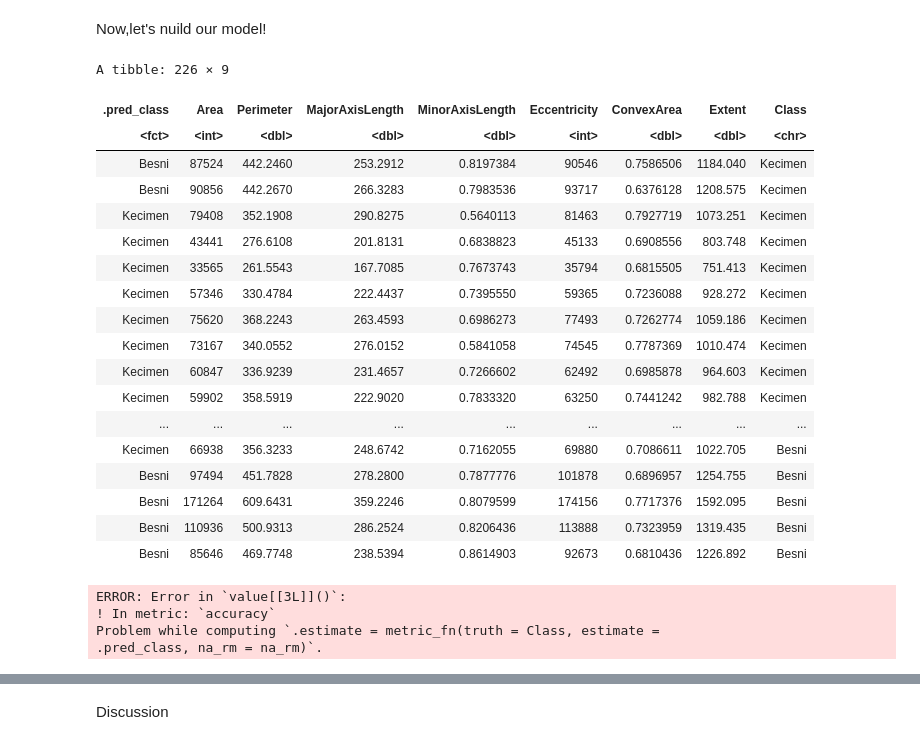
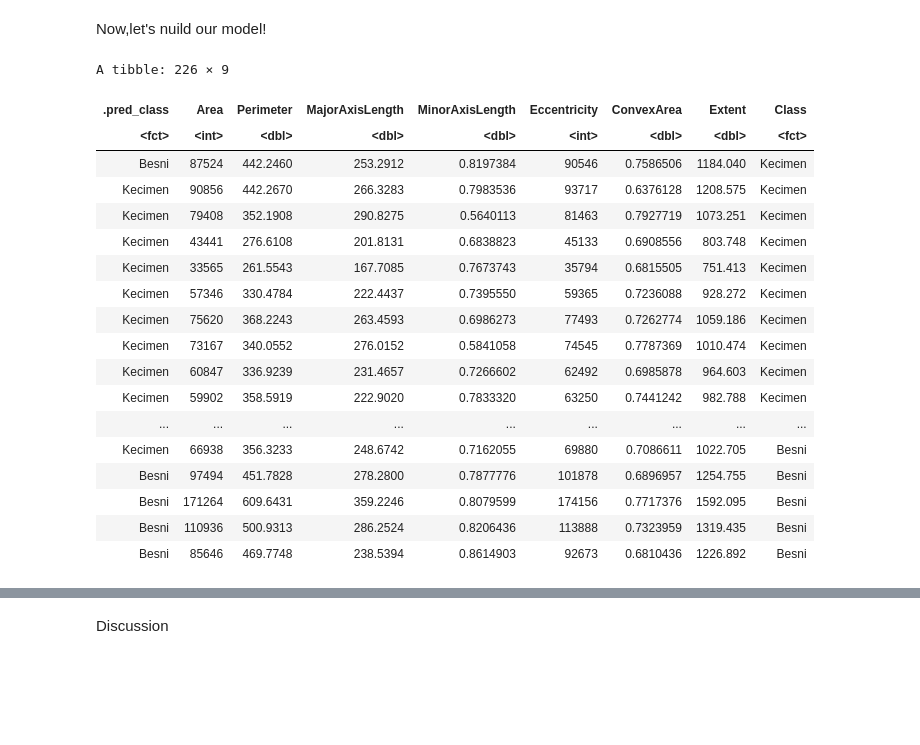
Before and after one commit to jlee0714/DSCI-Project, a Jupyter notebook: Final Project.ipynb, the cells around one changed output, grey strips where cells are left out. Cells and saved outputs as stored; diff of their text form; code cells hidden in the pictures; blank space fills up the shorter version.

```diff
--- a/Final Project.ipynb
+++ b/Final Project.ipynb
@@ -178,37 +172,38 @@ knn_fit <- workflow() %>%
-# %%
-set.seed(123)
-raisin_test_predictions <- predict(knn_fit, raisin_test) |>
-  bind_cols(raisin_test)
-raisin_test_predictions
-# %% [output]
-A tibble: 226 × 9
-| .pred_class | Area | Perimeter | MajorAxisLength | MinorAxisLength | Eccentricity | ConvexArea | Extent | Class |
-| <fct> | <int> | <dbl> | <dbl> | <dbl> | <int> | <dbl> | <dbl> | <chr> |
-| Besni | 87524 | 442.2460 | 253.2912 | 0.8197384 | 90546 | 0.7586506 | 1184.040 | Kecimen |
-| Besni | 90856 | 442.2670 | 266.3283 | 0.7983536 | 93717 | 0.6376128 | 1208.575 | Kecimen |
-| Kecimen | 79408 | 352.1908 | 290.8275 | 0.5640113 | 81463 | 0.7927719 | 1073.251 | Kecimen |
-| Kecimen | 43441 | 276.6108 | 201.8131 | 0.6838823 | 45133 | 0.6908556 | 803.748 | Kecimen |
-| Kecimen | 33565 | 261.5543 | 167.7085 | 0.7673743 | 35794 | 0.6815505 | 751.413 | Kecimen |
-| Kecimen | 57346 | 330.4784 | 222.4437 | 0.7395550 | 59365 | 0.7236088 | 928.272 | Kecimen |
-| Kecimen | 75620 | 368.2243 | 263.4593 | 0.6986273 | 77493 | 0.7262774 | 1059.186 | Kecimen |
-| Kecimen | 73167 | 340.0552 | 276.0152 | 0.5841058 | 74545 | 0.7787369 | 1010.474 | Kecimen |
-| Kecimen | 60847 | 336.9239 | 231.4657 | 0.7266602 | 62492 | 0.6985878 | 964.603 | Kecimen |
-| Kecimen | 59902 | 358.5919 | 222.9020 | 0.7833320 | 63250 | 0.7441242 | 982.788 | Kecimen |
-| ... | ... | ... | ... | ... | ... | ... | ... | ... |
-| Kecimen | 66938 | 356.3233 | 248.6742 | 0.7162055 | 69880 | 0.7086611 | 1022.705 | Besni |
-| Besni | 97494 | 451.7828 | 278.2800 | 0.7877776 | 101878 | 0.6896957 | 1254.755 | Besni |
-| Besni | 171264 | 609.6431 | 359.2246 | 0.8079599 | 174156 | 0.7717376 | 1592.095 | Besni |
-| Besni | 110936 | 500.9313 | 286.2524 | 0.8206436 | 113888 | 0.7323959 | 1319.435 | Besni |
-| Besni | 85646 | 469.7748 | 238.5394 | 0.8614903 | 92673 | 0.6810436 | 1226.892 | Besni |
-# %%
-set.seed(123)
-accuracy<- raisin_test_predictions |>
-  mutate(Class = as_factor(Class)) |>
-  metrics(truth = Class, estimate = .pred_class) |>
-  filter(.metric == "accuracy")
-accuracy
-# %% [output]
-ERROR: Error in `value[[3L]]()`:
-! In metric: `accuracy`
-Problem while computing `.estimate = metric_fn(truth = Class, estimate =
-.pred_class, na_rm = na_rm)`.
+# %%
+knn_spec <- nearest_neighbor(weight_func = "rectangular", neighbors = 27) |>
+  set_engine("kknn") |>
+  set_mode("classification")
+
+raisin_data_recipe_2 <- recipe(Class ~ MajorAxisLength + Eccentricity, data = raisin_train) |>
+                        step_scale(all_predictors()) |>
+                        step_center(all_predictors())
+
+raisin_fit<- workflow() |>
+  add_recipe(raisin_data_recipe_2) |>
+  add_model(knn_spec) |>
+  fit(data = raisin_train)
+# %%
+raisin_test_predictions <- predict(raisin_fit, raisin_test) |>  #here you missed a pipe operator
+    bind_cols(raisin_test) |>
+    mutate(Class = as.factor(Class))
+raisin_test_predictions
+# %% [output]
+A tibble: 226 × 9
+| .pred_class | Area | Perimeter | MajorAxisLength | MinorAxisLength | Eccentricity | ConvexArea | Extent | Class |
+| <fct> | <int> | <dbl> | <dbl> | <dbl> | <int> | <dbl> | <dbl> | <fct> |
+| Besni | 87524 | 442.2460 | 253.2912 | 0.8197384 | 90546 | 0.7586506 | 1184.040 | Kecimen |
+| Kecimen | 90856 | 442.2670 | 266.3283 | 0.7983536 | 93717 | 0.6376128 | 1208.575 | Kecimen |
+| Kecimen | 79408 | 352.1908 | 290.8275 | 0.5640113 | 81463 | 0.7927719 | 1073.251 | Kecimen |
+| Kecimen | 43441 | 276.6108 | 201.8131 | 0.6838823 | 45133 | 0.6908556 | 803.748 | Kecimen |
+| Kecimen | 33565 | 261.5543 | 167.7085 | 0.7673743 | 35794 | 0.6815505 | 751.413 | Kecimen |
+| Kecimen | 57346 | 330.4784 | 222.4437 | 0.7395550 | 59365 | 0.7236088 | 928.272 | Kecimen |
+| Kecimen | 75620 | 368.2243 | 263.4593 | 0.6986273 | 77493 | 0.7262774 | 1059.186 | Kecimen |
+| Kecimen | 73167 | 340.0552 | 276.0152 | 0.5841058 | 74545 | 0.7787369 | 1010.474 | Kecimen |
+| Kecimen | 60847 | 336.9239 | 231.4657 | 0.7266602 | 62492 | 0.6985878 | 964.603 | Kecimen |
+| Kecimen | 59902 | 358.5919 | 222.9020 | 0.7833320 | 63250 | 0.7441242 | 982.788 | Kecimen |
+| ... | ... | ... | ... | ... | ... | ... | ... | ... |
+| Kecimen | 66938 | 356.3233 | 248.6742 | 0.7162055 | 69880 | 0.7086611 | 1022.705 | Besni |
+| Besni | 97494 | 451.7828 | 278.2800 | 0.7877776 | 101878 | 0.6896957 | 1254.755 | Besni |
+| Besni | 171264 | 609.6431 | 359.2246 | 0.8079599 | 174156 | 0.7717376 | 1592.095 | Besni |
+| Besni | 110936 | 500.9313 | 286.2524 | 0.8206436 | 113888 | 0.7323959 | 1319.435 | Besni |
+| Besni | 85646 | 469.7748 | 238.5394 | 0.8614903 | 92673 | 0.6810436 | 1226.892 | Besni |
```
Also changed, not shown: parts of 3 cells of this notebook.
